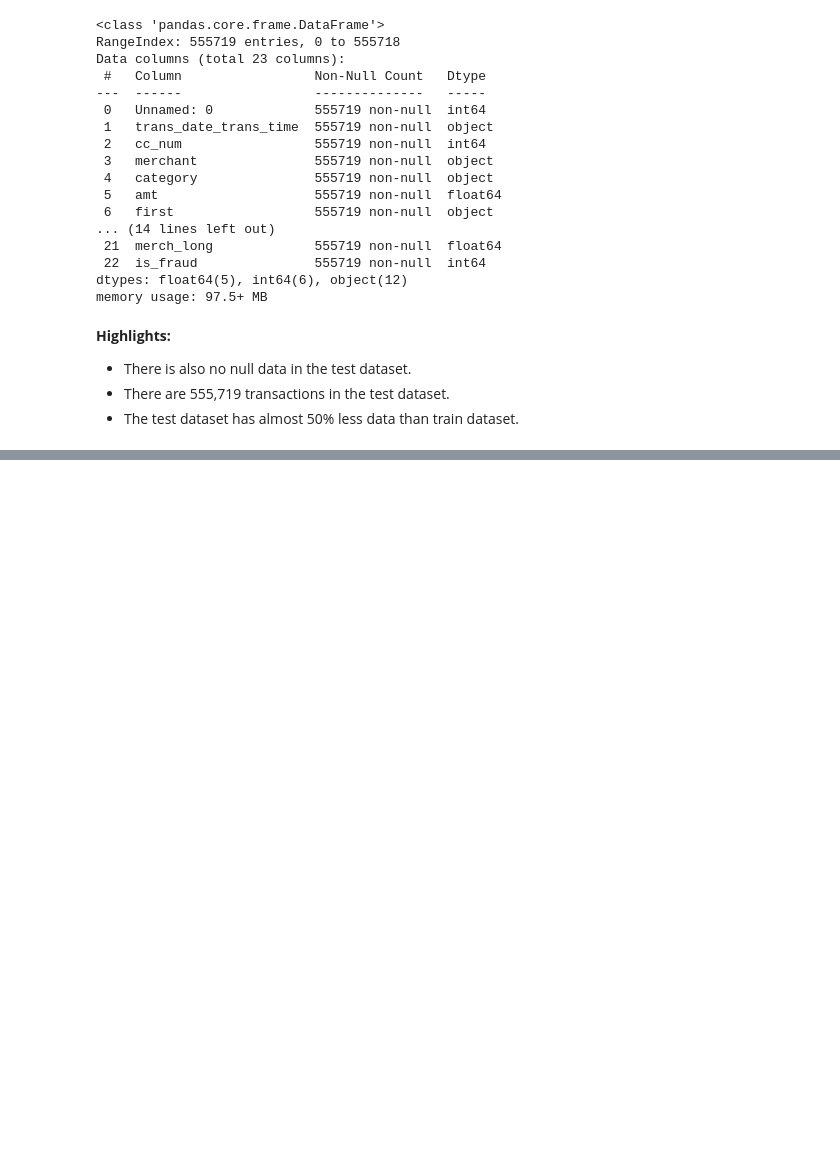
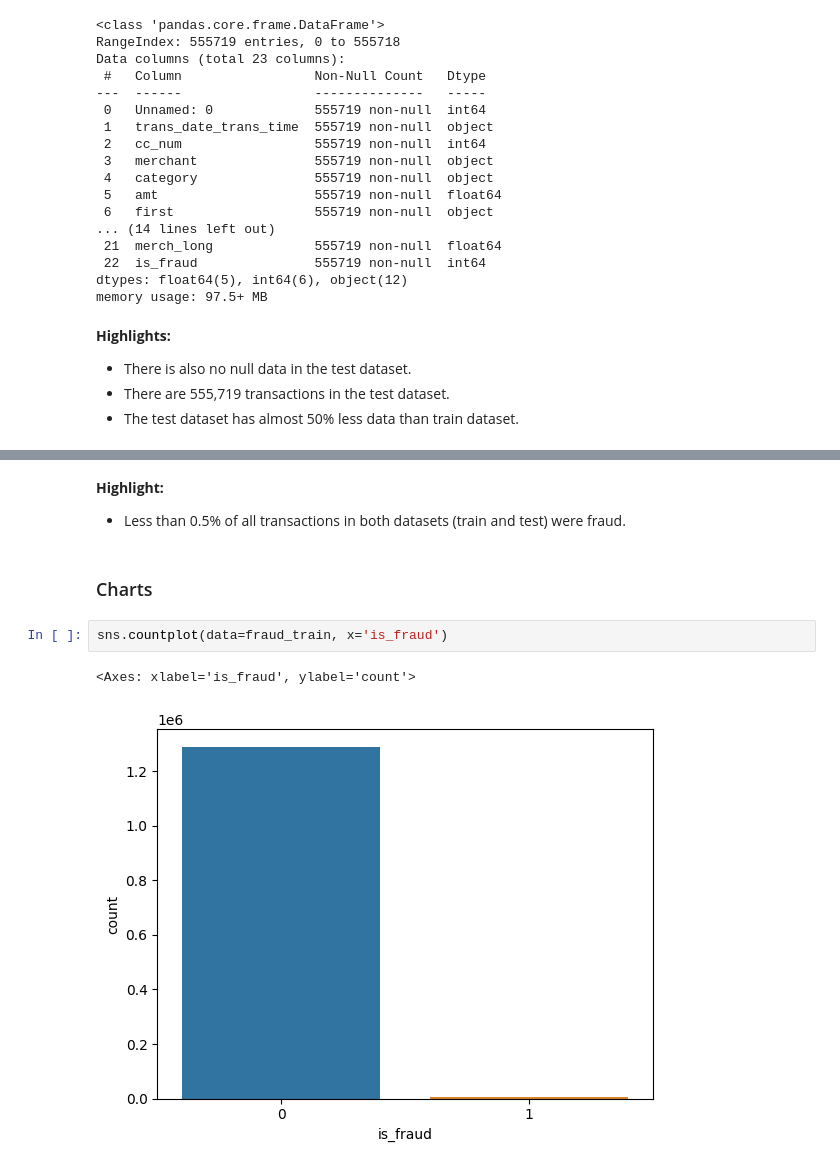
Before and after one commit to arthuralbarelli/ml-credit-card-fraud-detection, a Jupyter notebook: credit_card_fraud_exploratory_analysis.ipynb, the cells around one changed output, grey strips where cells are left out. Cells and saved outputs as stored; diff of their text form; blank space fills up the shorter version.

```diff
--- a/credit_card_fraud_exploratory_analysis.ipynb
+++ b/credit_card_fraud_exploratory_analysis.ipynb
@@ -80,0 +124,10 @@ memory usage: 97.5+ MB
+# %% [markdown]
+**Highlight:**
+* Less than 0.5% of all transactions in both datasets (train and test) were fraud.
+# %% [markdown]
+### Charts
+# %%
+sns.countplot(data=fraud_train, x='is_fraud')
+# %% [output]
+<Axes: xlabel='is_fraud', ylabel='count'>
+[figure, added]
```
Also changed, not shown: parts of 5 cells of this notebook.
